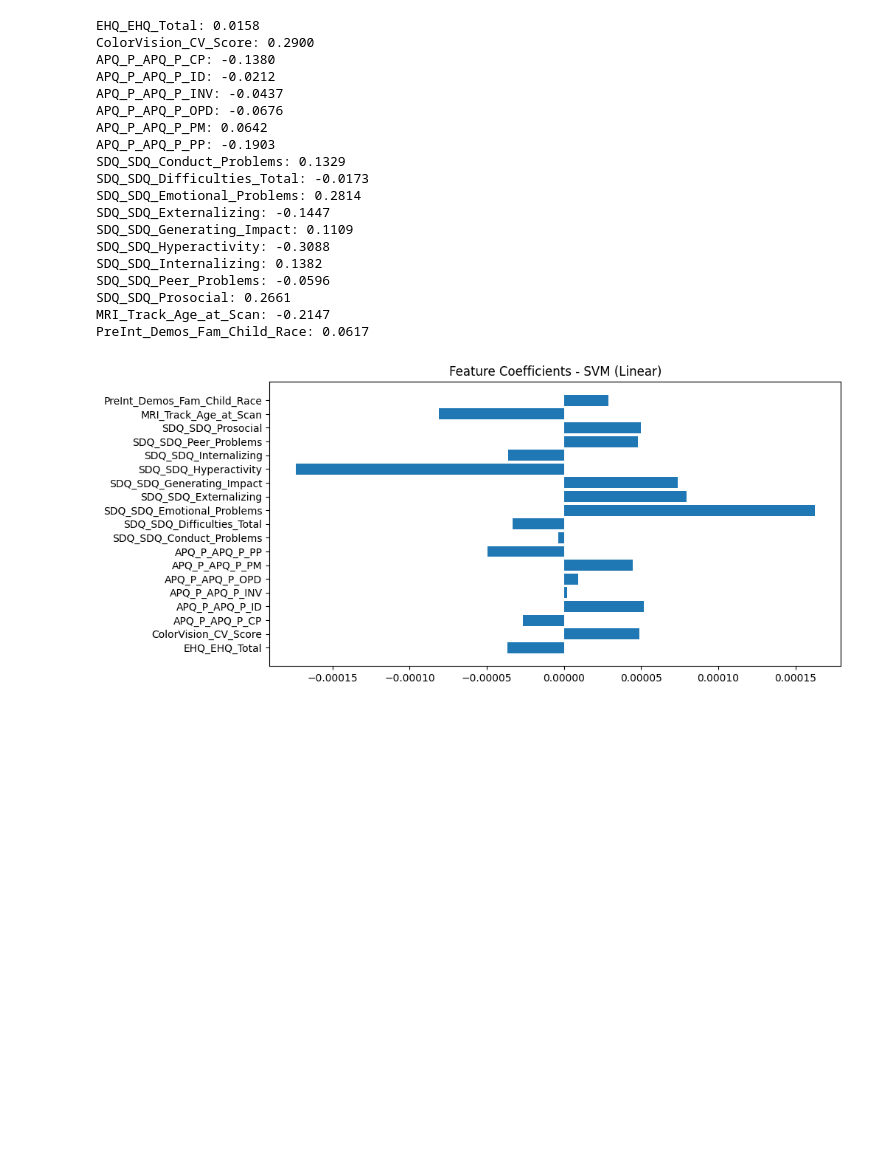
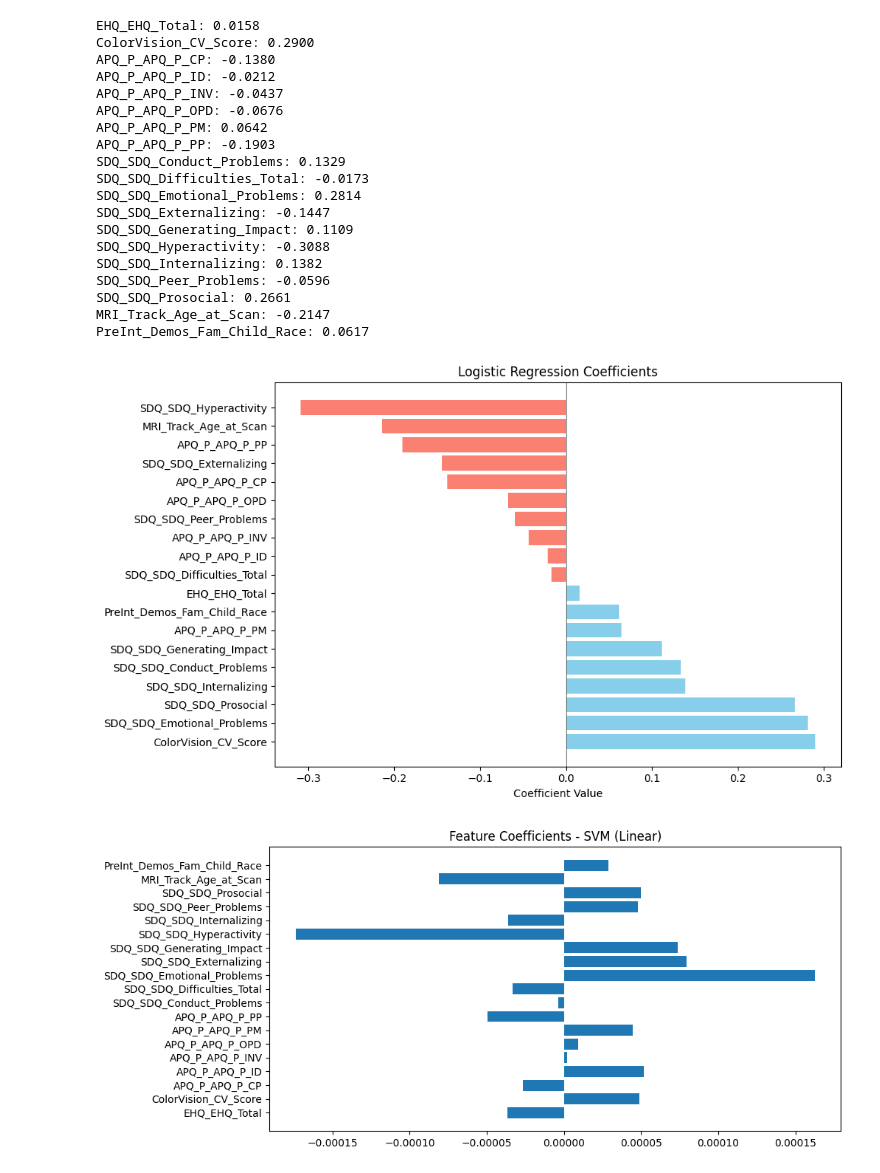
Before and after one commit to Asmaa6777/WIDS-2025, a Jupyter notebook: notebooks/Maab's/Notebooks/nb5.ipynb, the cells around one changed output. Drawn from its saved outputs; the diff is of its cells as text; code cells hidden in the pictures; blank space fills up the shorter version.

```diff
--- a/notebooks/Maab's/Notebooks/nb5.ipynb
+++ b/notebooks/Maab's/Notebooks/nb5.ipynb
@@ -962,6 +962,47 @@ SDQ_SDQ_Peer_Problems: -0.0596
 SDQ_SDQ_Prosocial: 0.2661
 MRI_Track_Age_at_Scan: -0.2147
 PreInt_Demos_Fam_Child_Race: 0.0617
+# %%
+import matplotlib.pyplot as plt
+import pandas as pd
+
+# Define the coefficients
+coefficients = {
+    "EHQ_EHQ_Total": 0.0158,
+    "ColorVision_CV_Score": 0.2900,
+    "APQ_P_APQ_P_CP": -0.1380,
+    "APQ_P_APQ_P_ID": -0.0212,
+    "APQ_P_APQ_P_INV": -0.0437,
+    "APQ_P_APQ_P_OPD": -0.0676,
+    "APQ_P_APQ_P_PM": 0.0642,
+    "APQ_P_APQ_P_PP": -0.1903,
+    "SDQ_SDQ_Conduct_Problems": 0.1329,
+    "SDQ_SDQ_Difficulties_Total": -0.0173,
+    "SDQ_SDQ_Emotional_Problems": 0.2814,
+    "SDQ_SDQ_Externalizing": -0.1447,
+    "SDQ_SDQ_Generating_Impact": 0.1109,
+    "SDQ_SDQ_Hyperactivity": -0.3088,
+    "SDQ_SDQ_Internalizing": 0.1382,
+    "SDQ_SDQ_Peer_Problems": -0.0596,
+    "SDQ_SDQ_Prosocial": 0.2661,
+    "MRI_Track_Age_at_Scan": -0.2147,
+    "PreInt_Demos_Fam_Child_Race": 0.0617
+}
+
+# Create a DataFrame for easy sorting and plotting
+df = pd.DataFrame(list(coefficients.items()), columns=["Feature", "Coefficient"])
+df = df.sort_values(by="Coefficient", ascending=False)
+
+# Plot
+plt.figure(figsize=(10, 6))
+plt.barh(df["Feature"], df["Coefficient"], color=(df["Coefficient"] > 0).map({True: "skyblue", False: "salmon"}))
+plt.xlabel("Coefficient Value")
+plt.title("Logistic Regression Coefficients")
+plt.axvline(0, color='gray', linewidth=0.8)
+plt.tight_layout()
+plt.show()
+# %% [output]
+[figure, added]
 # %%
 # Coefficients for the Linear SVM model
 svm_linear_model = models["SVM (Linear)"]
```
Also changed, not shown: 6 other files.
